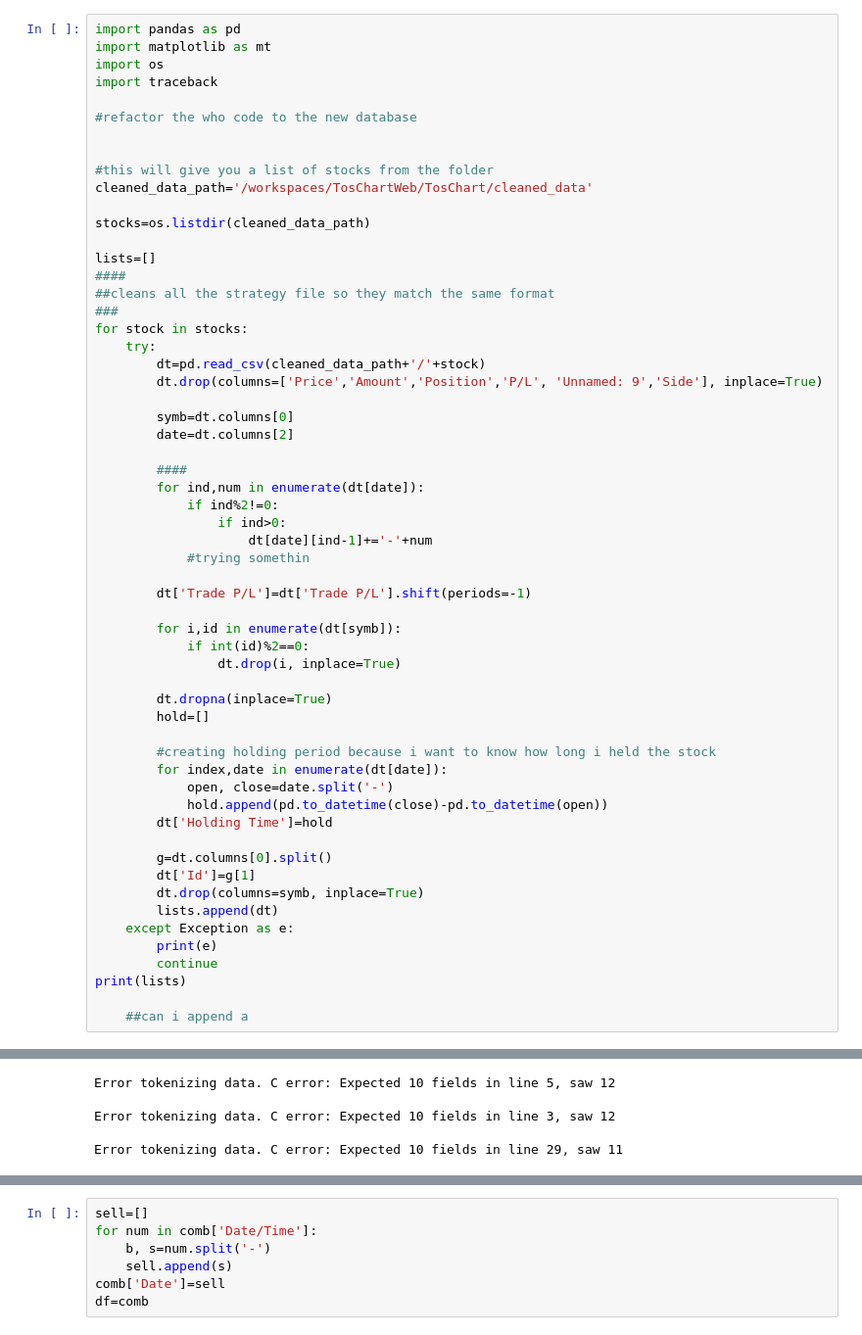
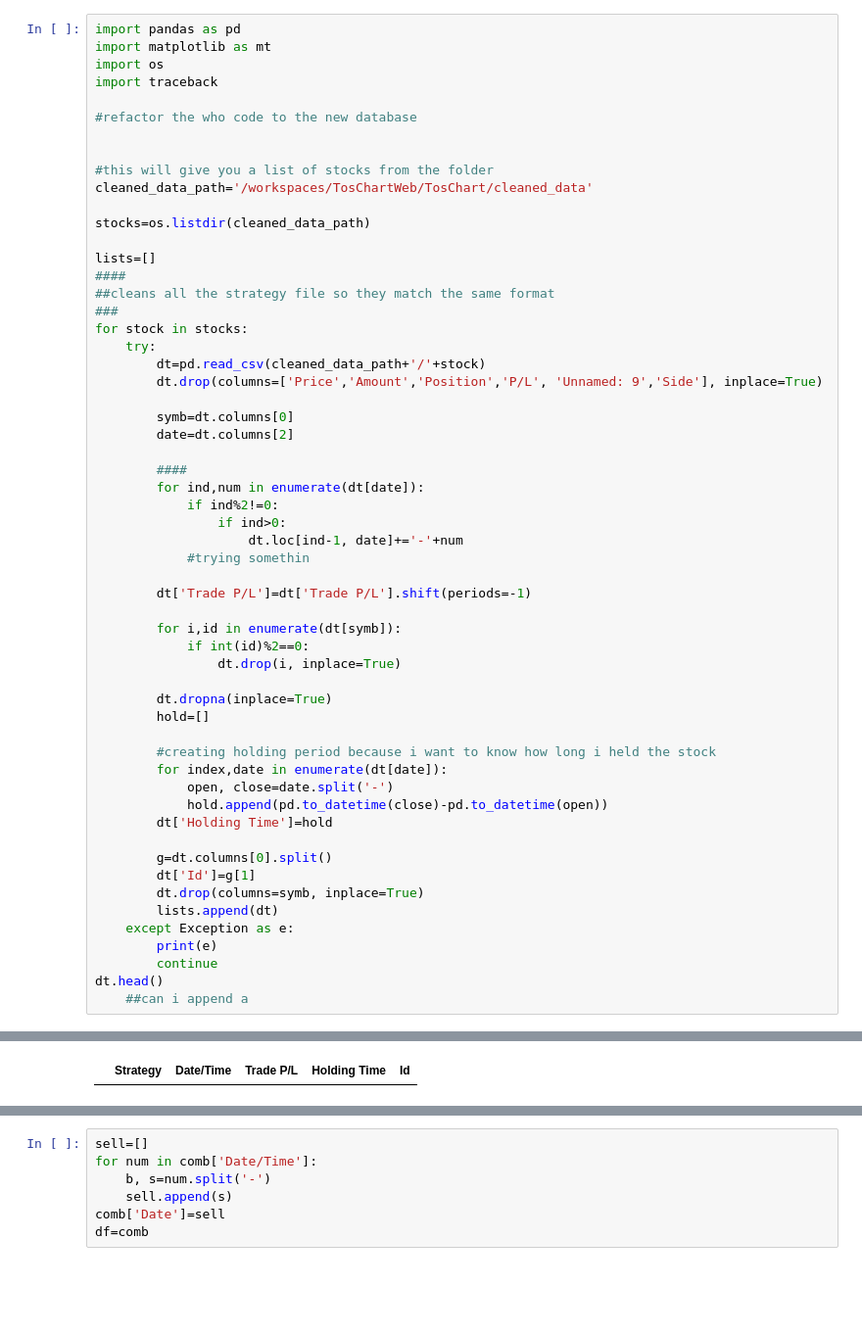
Before and after one commit to coolfrancy/Trading-Strategy-Visualization-Tool-ThinkOrSwim, a Jupyter notebook: TosChart/visual.ipynb, the cells around one changed output, grey strips where cells are left out. Shown at 98% size. Cells and saved outputs as stored; diff of their text form; blank space fills up the shorter version.

```diff
--- a/TosChart/visual.ipynb
+++ b/TosChart/visual.ipynb
@@ -28,7 +28,7 @@ for stock in stocks:
         for ind,num in enumerate(dt[date]):
             if ind%2!=0:
                 if ind>0:
-                    dt[date][ind-1]+='-'+num
+                    dt.loc[ind-1, date]+='-'+num
             #trying somethin
 
         dt['Trade P/L']=dt['Trade P/L'].shift(periods=-1)
@@ -53,7 +53,6 @@ for stock in stocks:
     except Exception as e:
         print(e)
         continue
-print(lists)
-
+dt.head()
     ##can i append a
 # %% [output]
@@ -144,5 +59,0 @@ See the caveats in the documentation: https://pandas.pydata.org/pandas-docs/stab
-Error tokenizing data. C error: Expected 10 fields in line 5, saw 12
-
-Error tokenizing data. C error: Expected 10 fields in line 3, saw 12
-
-Error tokenizing data. C error: Expected 10 fields in line 29, saw 11
@@ -183,3 +60,4 @@ See the caveats in the documentation: https://pandas.pydata.org/pandas-docs/stab
+|  | Strategy | Date/Time | Trade P/L | Holding Time | Id |
 # %%
 comb=pd.concat(lists)
 comb['Trade P/L'] = comb['Trade P/L'].str.replace(r'[\$,]', '', regex=True).replace(r'\((\d+(\.\d+)?)\)', r'-\1', regex=True)
```
Also changed, not shown: parts of 4 cells of this notebook, 5 other files.
